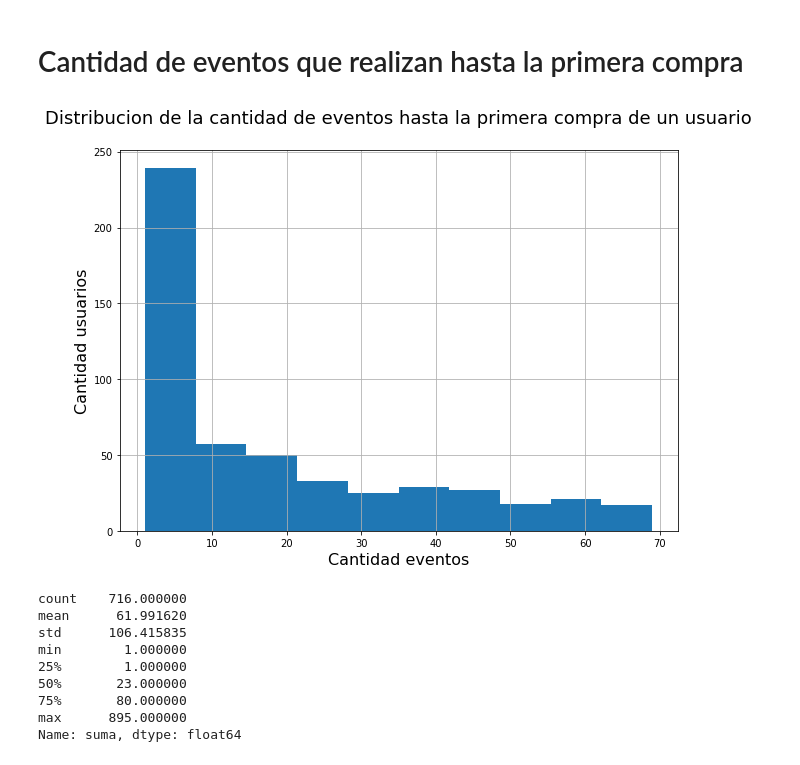
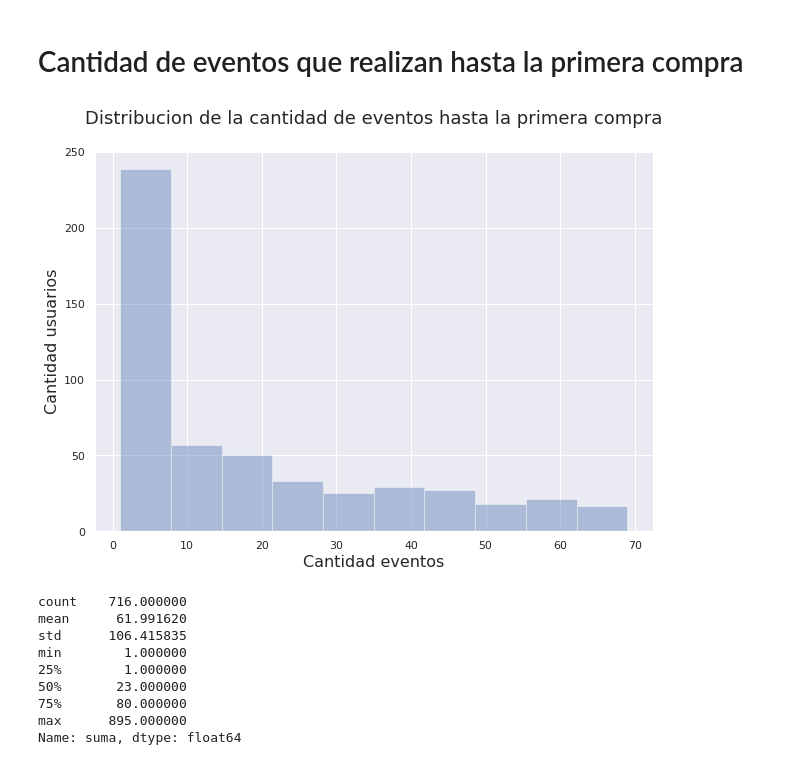
Before and after one commit to javier2409/TP1Datos2C2018, a Jupyter notebook: Analisis Personal 3.ipynb, the cells around one changed output. Drawn from its saved outputs; the diff is of its cells as text; code cells hidden in the pictures.

```diff
--- a/Analisis Personal 3.ipynb
+++ b/Analisis Personal 3.ipynb
@@ -82,20 +82,19 @@ b = a.to_frame()
 # %%
 fig_size = plt.rcParams["figure.figsize"]
 fig_size[0]=10
 fig_size[1]=7
 plt.rcParams["figure.figsize"] = fig_size
 
-plt.title('Distribucion de la cantidad de eventos hasta la primera compra de un usuario\n',size=18)
+plt.title('Distribucion de la cantidad de eventos hasta la primera compra\n',size=18)
 #plotear solo los que hicieron menos de:
 limite=70
-
-b.loc[b['suma']<limite]['suma'].plot.hist()
+sns.set()
+sns.distplot(b.loc[b['suma']<limite]['suma'],kde=False)
 plt.xlabel('Cantidad eventos', size = 16)
 plt.ylabel('Cantidad usuarios', size = 16)
-plt.grid(True)
 plt.show()
 # %% [output]
-[figure, old version]
+[figure, new version]
 # %%
 a.describe()
 # %% [output]
```
Also changed, not shown: 2 other files.
